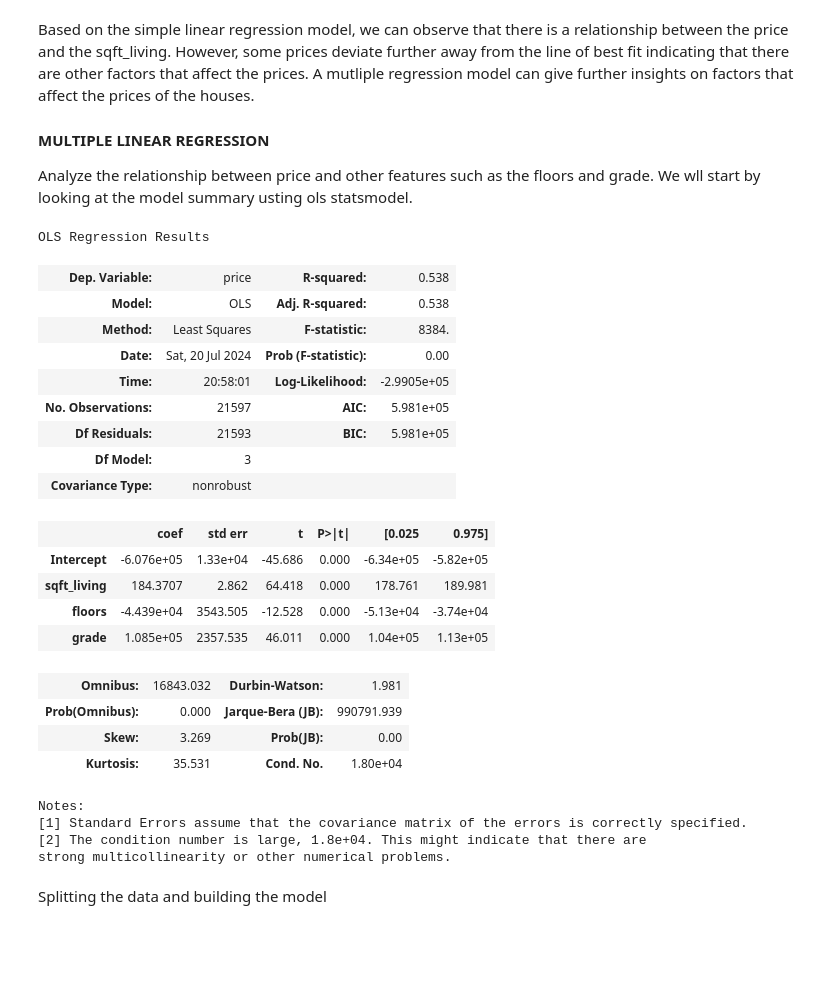
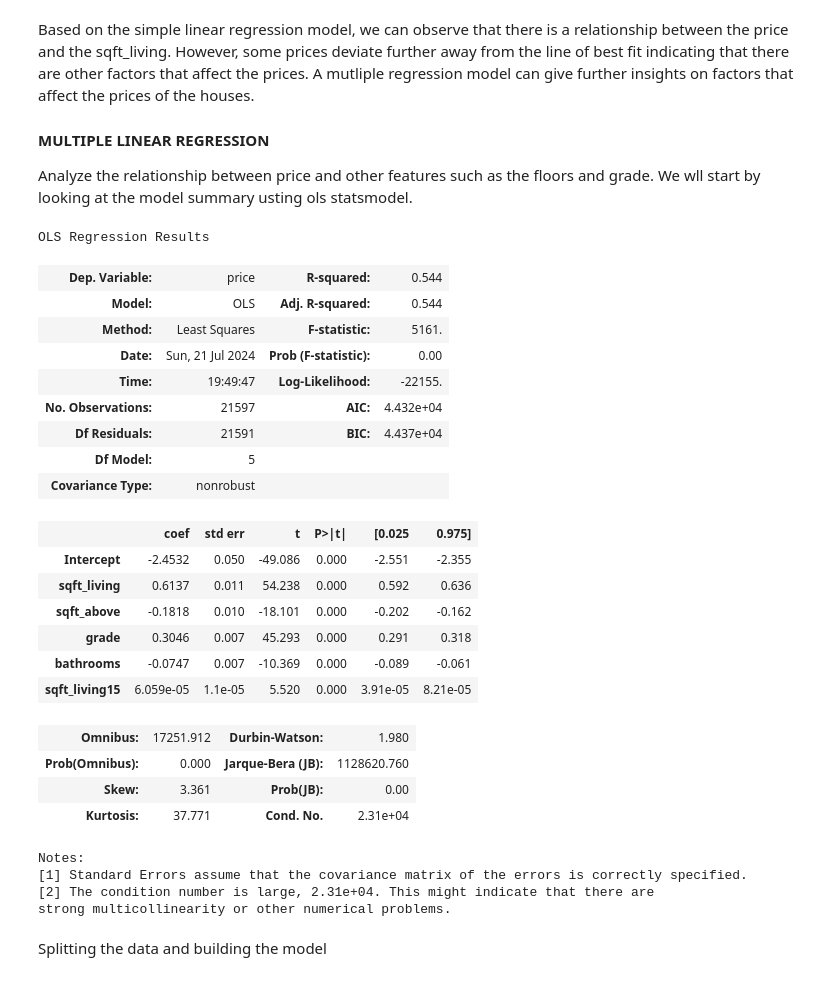
Before and after one commit to NamaembaSilali/Modelling-project, a Jupyter notebook: index.ipynb, the cells around one changed output. Saved outputs shown, nothing was run; the diff lists cells and outputs as text; code cells hidden in the pictures; blank space fills up the shorter version.

```diff
--- a/index.ipynb
+++ b/index.ipynb
@@ -551,33 +551,35 @@ Analyze the relationship between price and other features such as the floors and
 We wll start by looking at the model summary usting ols statsmodel.
 # %%
 # Replace None with appropriate code
-multiple_formula = 'price ~ sqft_living + floors + grade'
-multiple_model = ols(multiple_formula, data).fit()
+multiple_formula = 'price ~ sqft_living + sqft_above + grade + bathrooms + sqft_living15'
+multiple_model = ols(multiple_formula, df).fit()
 multiple_model_summary = multiple_model.summary()
 multiple_model_summary
 # %% [output]
 OLS Regression Results
-| Dep. Variable: | price | R-squared: | 0.538 |
-| Model: | OLS | Adj. R-squared: | 0.538 |
-| Method: | Least Squares | F-statistic: | 8384. |
-| Date: | Sat, 20 Jul 2024 | Prob (F-statistic): | 0.00 |
-| Time: | 20:58:01 | Log-Likelihood: | -2.9905e+05 |
-| No. Observations: | 21597 | AIC: | 5.981e+05 |
-| Df Residuals: | 21593 | BIC: | 5.981e+05 |
-| Df Model: | 3 |  |  |
+| Dep. Variable: | price | R-squared: | 0.544 |
+| Model: | OLS | Adj. R-squared: | 0.544 |
+| Method: | Least Squares | F-statistic: | 5161. |
+| Date: | Sun, 21 Jul 2024 | Prob (F-statistic): | 0.00 |
+| Time: | 19:49:47 | Log-Likelihood: | -22155. |
+| No. Observations: | 21597 | AIC: | 4.432e+04 |
+| Df Residuals: | 21591 | BIC: | 4.437e+04 |
+| Df Model: | 5 |  |  |
 | Covariance Type: | nonrobust |  |  |
 |  | coef | std err | t | P>|t| | [0.025 | 0.975] |
-| Intercept | -6.076e+05 | 1.33e+04 | -45.686 | 0.000 | -6.34e+05 | -5.82e+05 |
-| sqft_living | 184.3707 | 2.862 | 64.418 | 0.000 | 178.761 | 189.981 |
-| floors | -4.439e+04 | 3543.505 | -12.528 | 0.000 | -5.13e+04 | -3.74e+04 |
-| grade | 1.085e+05 | 2357.535 | 46.011 | 0.000 | 1.04e+05 | 1.13e+05 |
+| Intercept | -2.4532 | 0.050 | -49.086 | 0.000 | -2.551 | -2.355 |
+| sqft_living | 0.6137 | 0.011 | 54.238 | 0.000 | 0.592 | 0.636 |
+| sqft_above | -0.1818 | 0.010 | -18.101 | 0.000 | -0.202 | -0.162 |
+| grade | 0.3046 | 0.007 | 45.293 | 0.000 | 0.291 | 0.318 |
+| bathrooms | -0.0747 | 0.007 | -10.369 | 0.000 | -0.089 | -0.061 |
+| sqft_living15 | 6.059e-05 | 1.1e-05 | 5.520 | 0.000 | 3.91e-05 | 8.21e-05 |
-| Omnibus: | 16843.032 | Durbin-Watson: | 1.981 |
-| Prob(Omnibus): | 0.000 | Jarque-Bera (JB): | 990791.939 |
-| Skew: | 3.269 | Prob(JB): | 0.00 |
-| Kurtosis: | 35.531 | Cond. No. | 1.80e+04 |
+| Omnibus: | 17251.912 | Durbin-Watson: | 1.980 |
+| Prob(Omnibus): | 0.000 | Jarque-Bera (JB): | 1128620.760 |
+| Skew: | 3.361 | Prob(JB): | 0.00 |
+| Kurtosis: | 37.771 | Cond. No. | 2.31e+04 |
 Notes:
 [1] Standard Errors assume that the covariance matrix of the errors is correctly specified.
-[2] The condition number is large, 1.8e+04. This might indicate that there are
+[2] The condition number is large, 2.31e+04. This might indicate that there are
 strong multicollinearity or other numerical problems.
 # %% [markdown]
 Splitting the data and building the model
```
Also changed, not shown: parts of 8 cells of this notebook.
